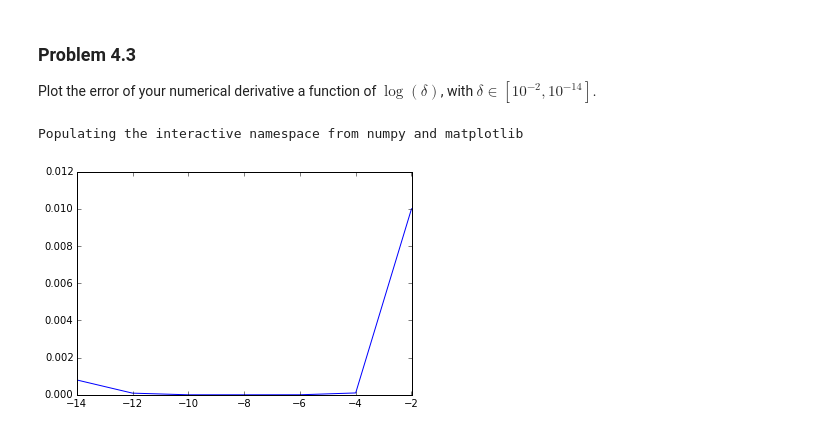
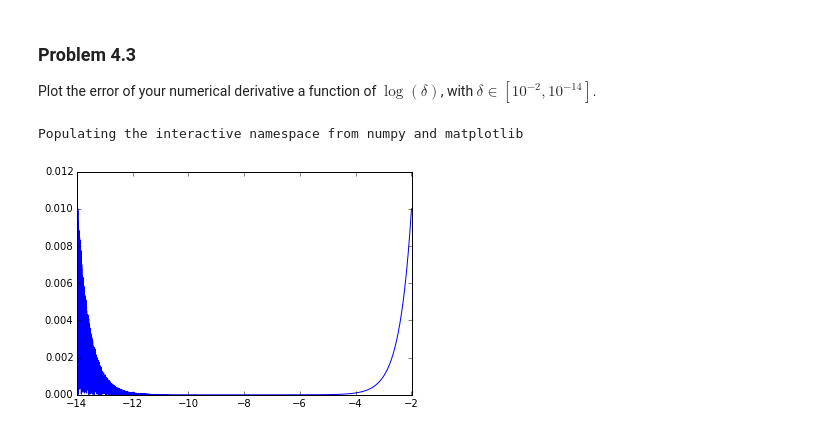
Before and after one commit to pcchen/NTHU10320PHYS290000, a Jupyter notebook: student/102011212/Homework3.ipynb, the cells around one changed output. Cells and saved outputs as stored; diff of their text form; code cells hidden in the pictures.

```diff
--- a/student/102011212/Homework3.ipynb
+++ b/student/102011212/Homework3.ipynb
@@ -284,27 +284,27 @@ Plot the error of your numerical derivative a function of $\log(\delta)$, with $
 # %%
 # Problem 4.3
 %pylab inline
 import math
 import numpy as np
 
 def derivative(x,y):
     df=(x+y)*((x+y)-1)/y
     return df
 
 xx=1
 delta=10**(-2)
 s=[]
 
 while delta>=10**(-14):
     n=math.log(delta,10)
     s.append([abs(1-derivative(xx,delta)),n])
-    delta=delta*(10**(-2))
+    delta=delta*(10**(-0.001))   #從10^(-2)開始每次降低10^(-0.001)
 
 s = np.array(s)
 x = s[:,1]
 y = s[:,0]
 plot(x,y,'-')
 show()
 # %% [output]
 Populating the interactive namespace from numpy and matplotlib
-[figure, old version]
+[figure, new version]
```
